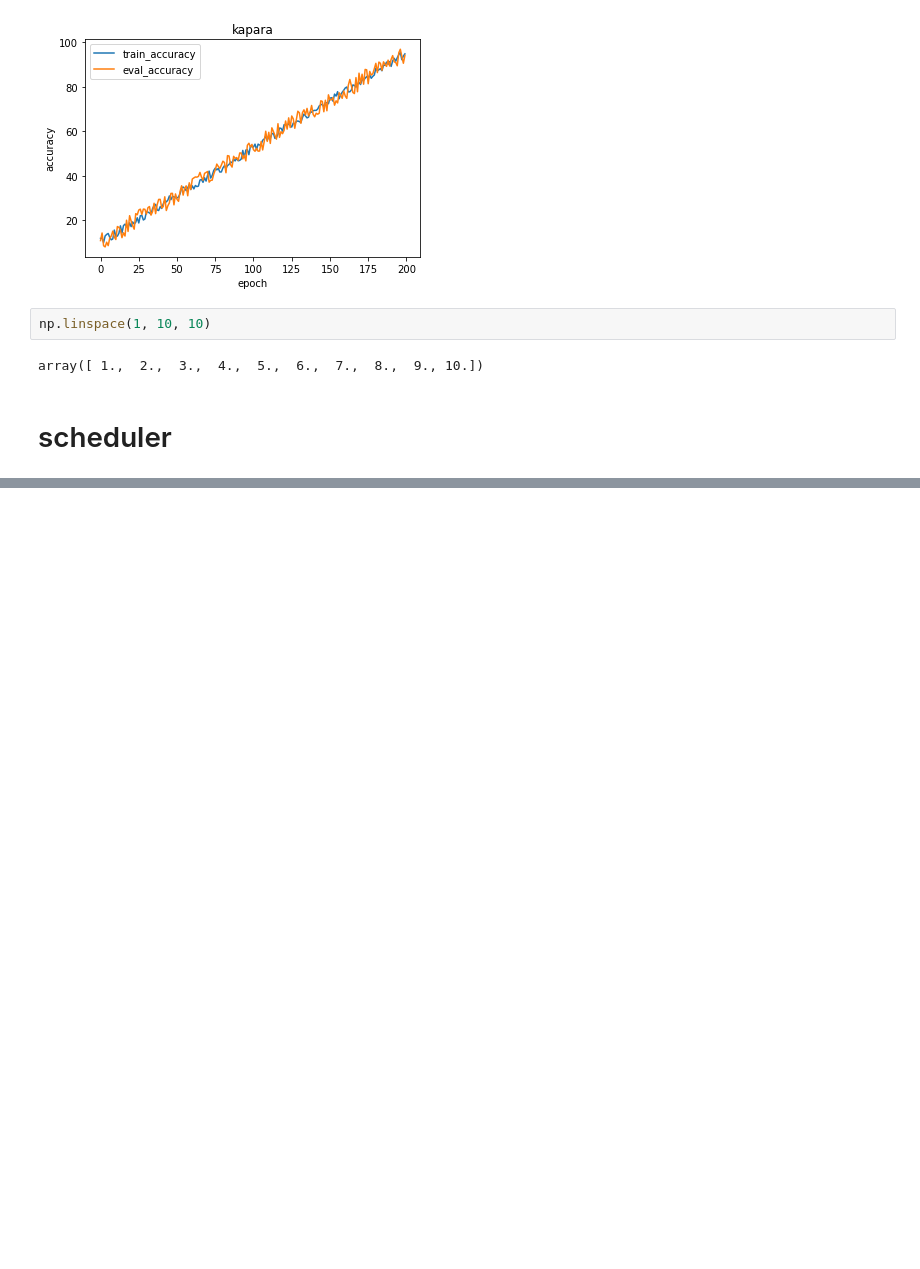
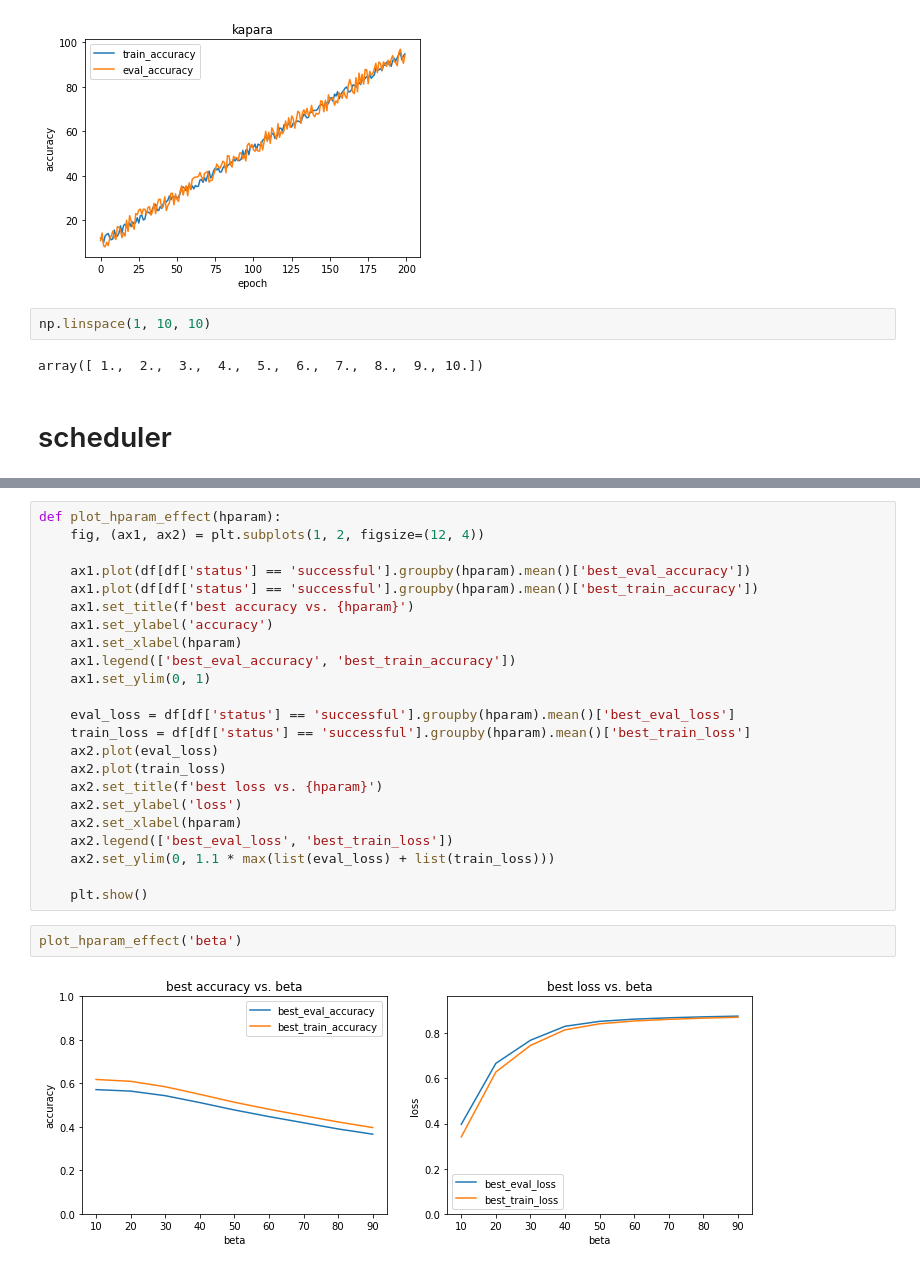
Before and after one commit to eldarab/SPLM, a Jupyter notebook: experiments/results/visualize_results.ipynb, the cells around one changed output, grey strips where cells are left out. Saved outputs shown, nothing was run; the diff lists cells and outputs as text; blank space fills up the shorter version.

```diff
--- a/experiments/results/visualize_results.ipynb
+++ b/experiments/results/visualize_results.ipynb
@@ -167,0 +179,27 @@ array([20., 30., 40., 50., 60., 70., 80., 90.])
+# %%
+def plot_hparam_effect(hparam):
+    fig, (ax1, ax2) = plt.subplots(1, 2, figsize=(12, 4))
+
+    ax1.plot(df[df['status'] == 'successful'].groupby(hparam).mean()['best_eval_accuracy'])
+    ax1.plot(df[df['status'] == 'successful'].groupby(hparam).mean()['best_train_accuracy'])
+    ax1.set_title(f'best accuracy vs. {hparam}')
+    ax1.set_ylabel('accuracy')
+    ax1.set_xlabel(hparam)
+    ax1.legend(['best_eval_accuracy', 'best_train_accuracy'])
+    ax1.set_ylim(0, 1)
+
+    eval_loss = df[df['status'] == 'successful'].groupby(hparam).mean()['best_eval_loss']
+    train_loss = df[df['status'] == 'successful'].groupby(hparam).mean()['best_train_loss']
+    ax2.plot(eval_loss)
+    ax2.plot(train_loss)
+    ax2.set_title(f'best loss vs. {hparam}')
+    ax2.set_ylabel('loss')
+    ax2.set_xlabel(hparam)
+    ax2.legend(['best_eval_loss', 'best_train_loss'])
+    ax2.set_ylim(0, 1.1 * max(list(eval_loss) + list(train_loss)))
+
+    plt.show()
+# %%
+plot_hparam_effect('beta')
+# %% [output]
+[figure, added]
```
Also changed, not shown: parts of 7 cells of this notebook, 2 other files.
